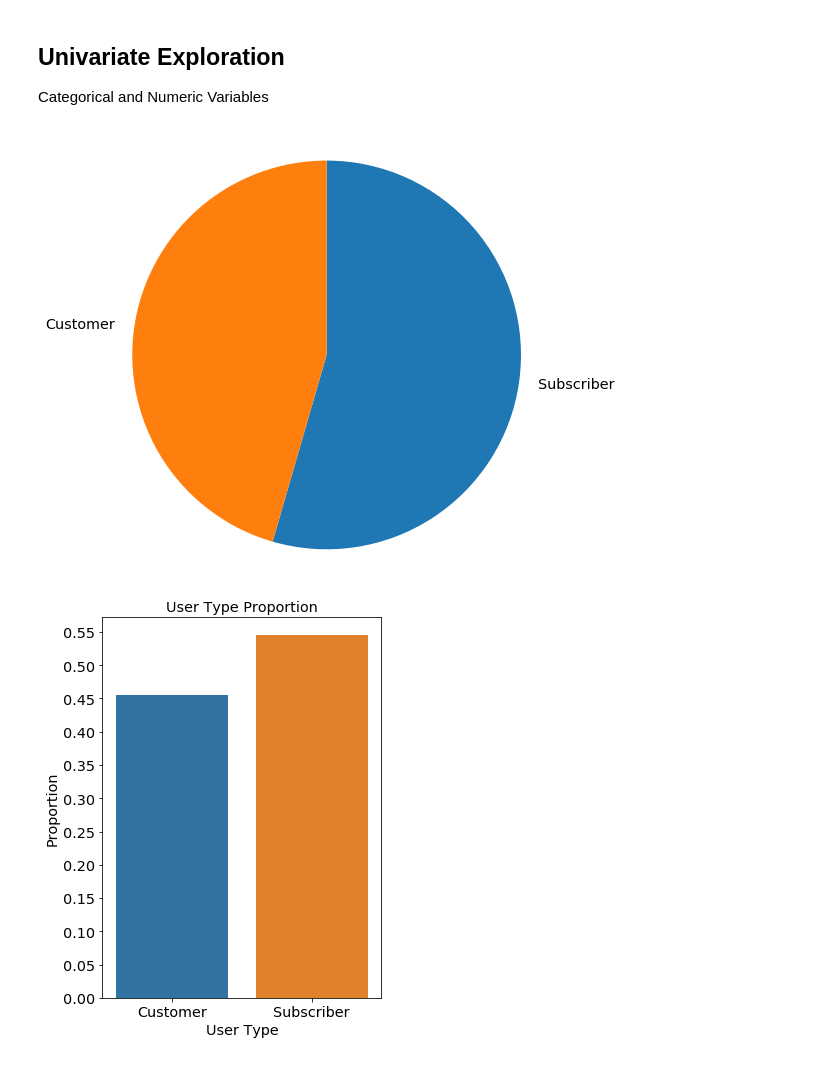
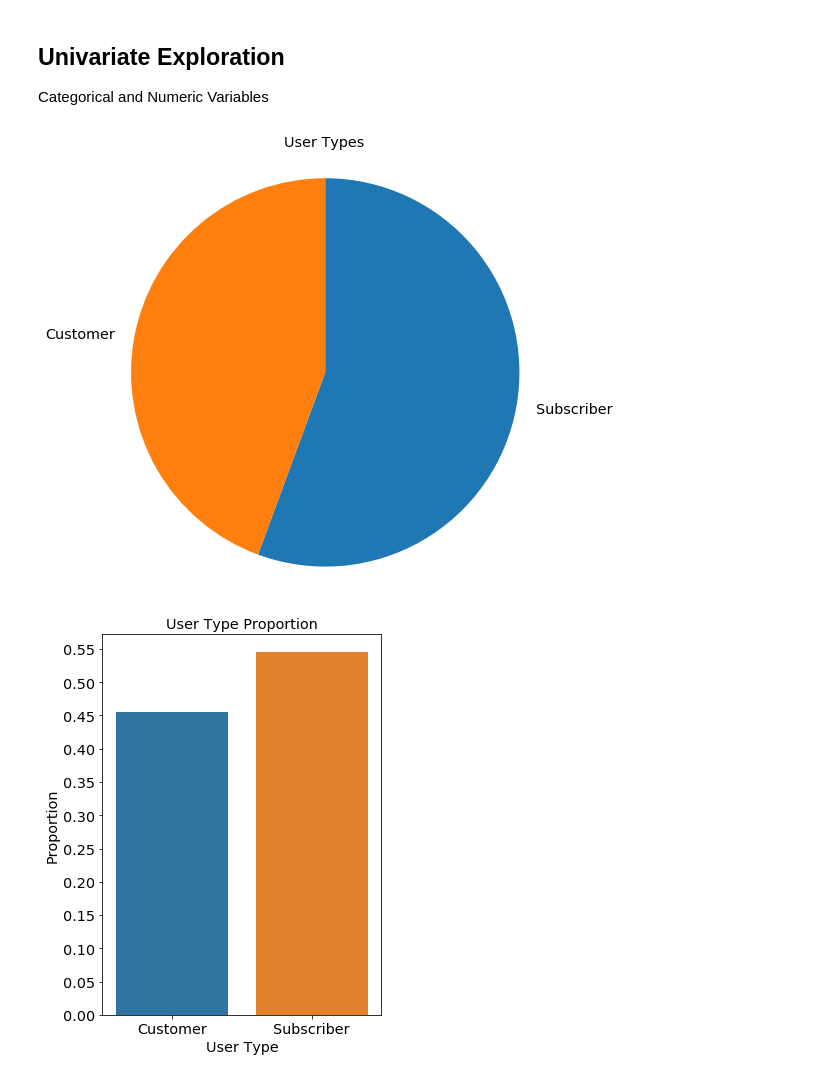
Before and after one commit to eduardopd/udacity-data-analysis-data-visualization, a Jupyter notebook: bay-wheels.ipynb, the cells around one changed output. Cells and saved outputs as stored; diff of their text form; code cells hidden in the pictures.

Commit message:
fix: categorical graph title

```diff
--- a/bay-wheels.ipynb
+++ b/bay-wheels.ipynb
@@ -218,16 +218,18 @@ df_clean_eda = df_clean.copy()
 # %%
 # Piechart user_type
 
 plt.figure(figsize=[8,8])
+
+plt.title('User Types')
 
 def pie_user():
     sorted_counts = df_clean_eda['user_type'].value_counts()
     plt.pie(sorted_counts, labels = sorted_counts.index, startangle = 90, counterclock = False);
     plt.axis('square');
 
 pie_user()
 # %% [output]
-[figure, old version]
+[figure, new version]
 # %%
 # Barchart user_type proportion
 
```
Also changed, not shown: parts of 4 cells of this notebook.
